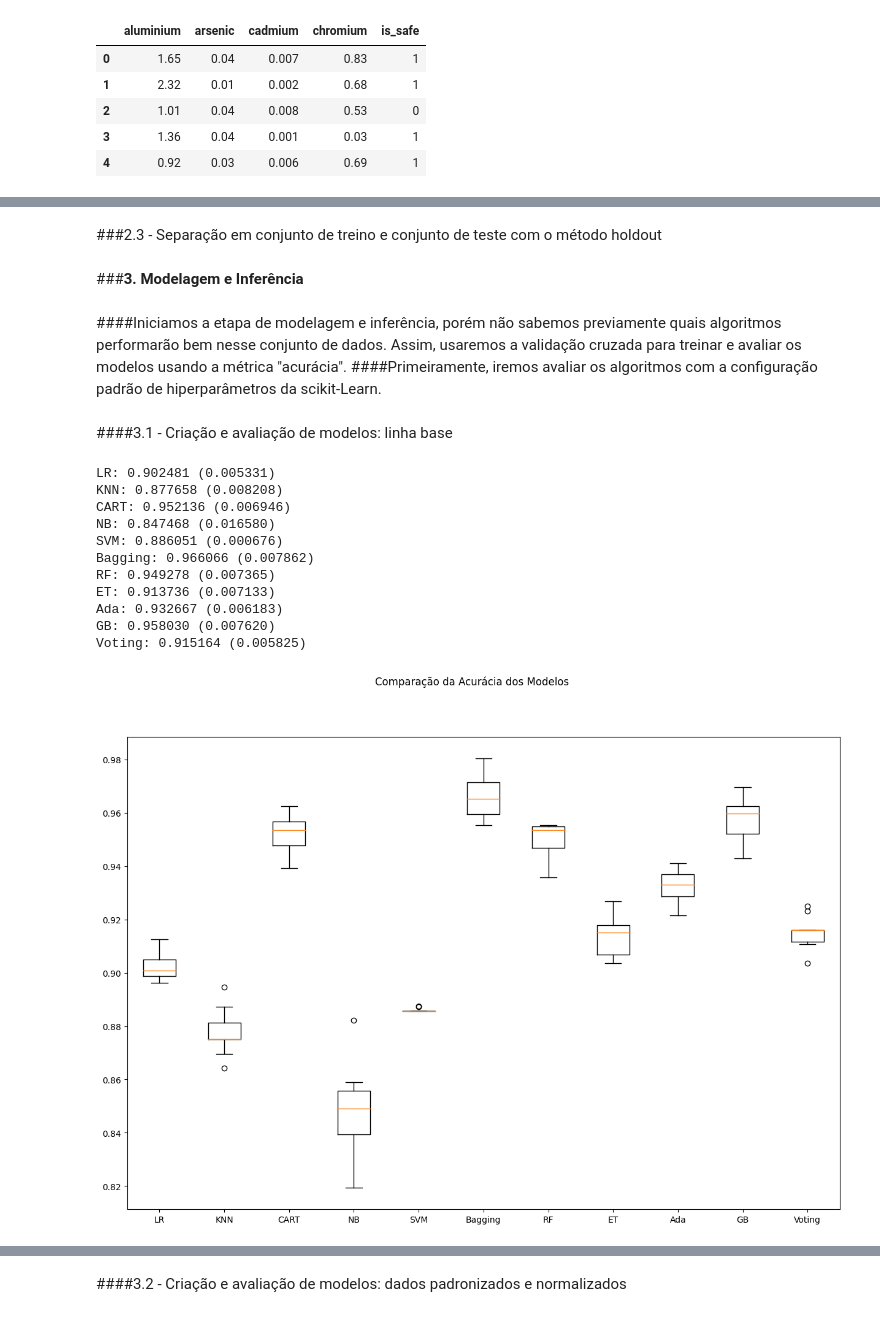
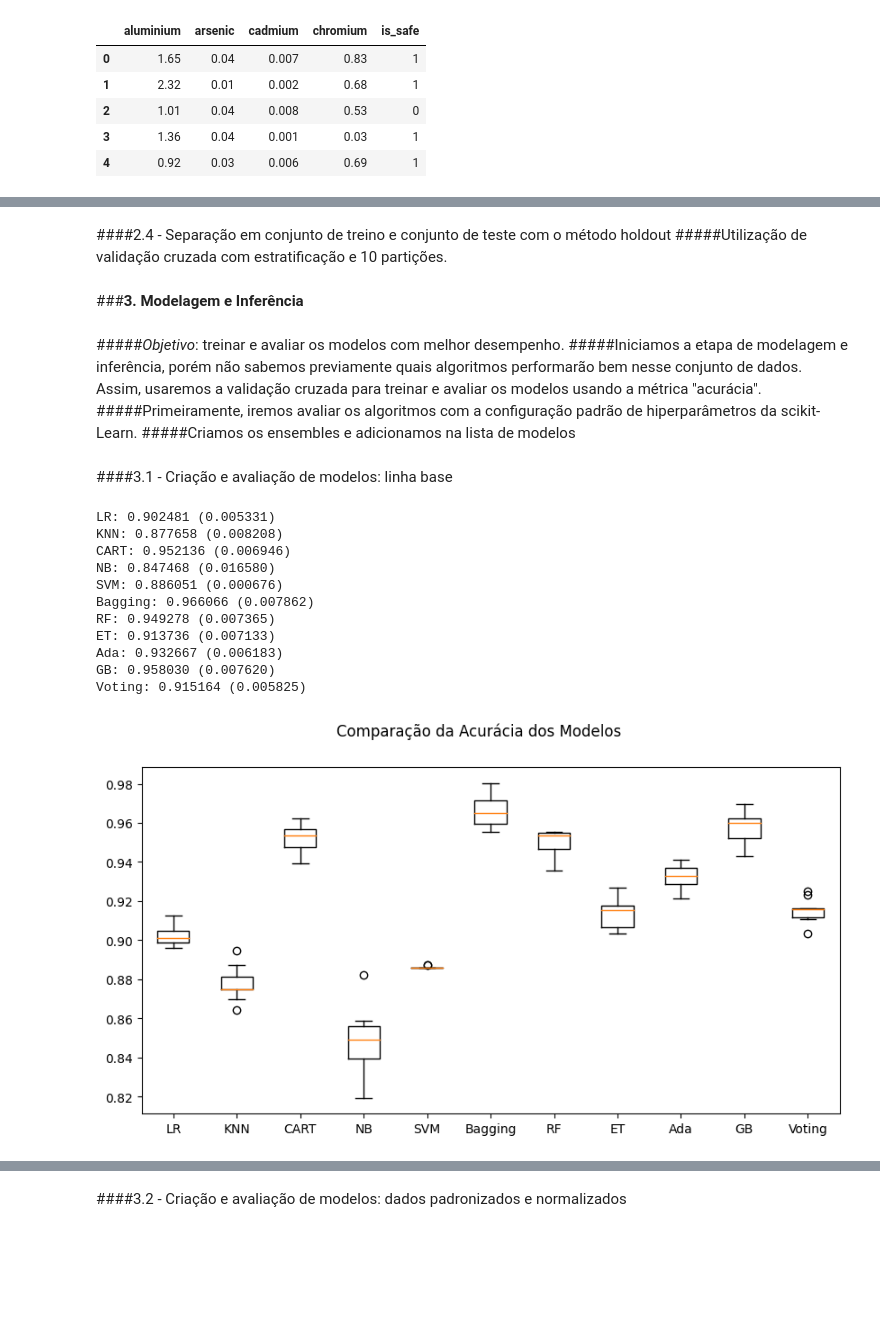
Before and after one commit to ReginaDelcourt/PosDataScience, a Jupyter notebook: MVP_ML__Water_RDelcourt.ipynb, the cells around one changed output, grey strips where cells are left out. Cells and saved outputs as stored; diff of their text form; code cells hidden in the pictures; blank space fills up the shorter version.

```diff
--- a/MVP_ML__Water_RDelcourt.ipynb
+++ b/MVP_ML__Water_RDelcourt.ipynb
@@ -245,5 +274,6 @@ water_fs.head()
 # %% [markdown]
-###2.3 - Separação em conjunto de treino e conjunto de teste com o método holdout
+####2.4 - Separação em conjunto de treino e conjunto de teste com o método holdout
+#####Utilização de validação cruzada com estratificação e 10 partições.
 # %%
 # tamanho do conjunto de teste
 test_size = 0.30
@@ -268,8 +298,10 @@ kfold = StratifiedKFold(n_splits=num_particoes, shuffle=True, random_state=seed)
 # %% [markdown]
 ###**3. Modelagem e Inferência**
 # %% [markdown]
-####Iniciamos a etapa de modelagem e inferência, porém não sabemos previamente quais algoritmos performarão bem nesse conjunto de dados. Assim, usaremos a validação cruzada para treinar e avaliar os modelos usando a métrica "acurácia".
-####Primeiramente, iremos avaliar os algoritmos com a configuração padrão de hiperparâmetros da scikit-Learn.
+#####*Objetivo*: treinar e avaliar os modelos com melhor desempenho.
+#####Iniciamos a etapa de modelagem e inferência, porém não sabemos previamente quais algoritmos performarão bem nesse conjunto de dados. Assim, usaremos a validação cruzada para treinar e avaliar os modelos usando a métrica "acurácia".
+#####Primeiramente, iremos avaliar os algoritmos com a configuração padrão de hiperparâmetros da scikit-Learn.
+#####Criamos os ensembles e adicionamos na lista de modelos
 # %% [markdown]
 ####3.1 - Criação e avaliação de modelos: linha base
 # %%
@@ -310,33 +342,33 @@ models.append(('ET', ExtraTreesClassifier(n_estimators=num_trees, max_features=m
 models.append(('Ada', AdaBoostClassifier(n_estimators=num_trees)))
 models.append(('GB', GradientBoostingClassifier(n_estimators=num_trees)))
 models.append(('Voting', VotingClassifier(bases)))
 
 # Avaliando um modelo por vez
 for name, model in models:
   cv_results = cross_val_score(model, X_train, y_train, cv=kfold, scoring='accuracy')
   results.append(cv_results)
   names.append(name)
   msg = "%s: %f (%f)" % (name, cv_results.mean(), cv_results.std()) # média e desvio padrão dos 10 resultados da validação cruzada
   print(msg)
 
 # Boxplot de comparação dos modelos
-fig = plt.figure(figsize=(15,10))
+fig = plt.figure(figsize=(10,5))
 fig.suptitle('Comparação da Acurácia dos Modelos')
 ax = fig.add_subplot(111)
 plt.boxplot(results)
 ax.set_xticklabels(names)
 plt.show()
 # %% [output]
 LR: 0.902481 (0.005331)
 KNN: 0.877658 (0.008208)
 CART: 0.952136 (0.006946)
 NB: 0.847468 (0.016580)
 SVM: 0.886051 (0.000676)
 Bagging: 0.966066 (0.007862)
 RF: 0.949278 (0.007365)
 ET: 0.913736 (0.007133)
 Ada: 0.932667 (0.006183)
 GB: 0.958030 (0.007620)
 Voting: 0.915164 (0.005825)
-[figure, old version]
+[figure, new version]
 # %% [markdown]
```
Also changed, not shown: parts of 27 cells of this notebook.
